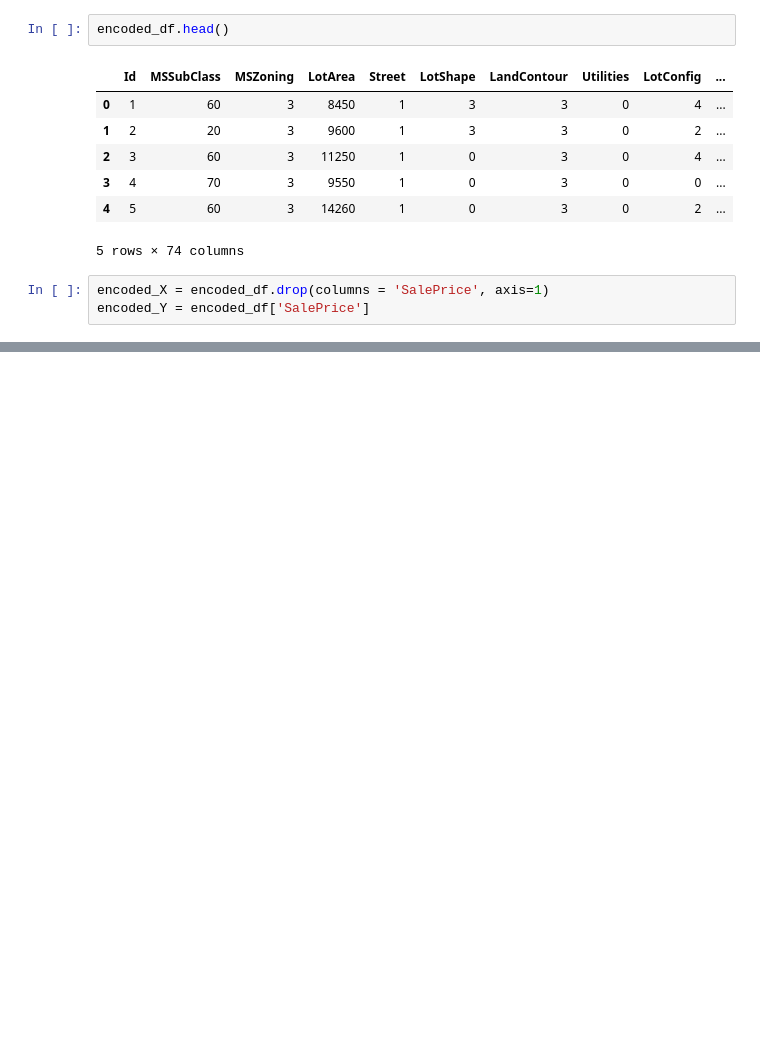
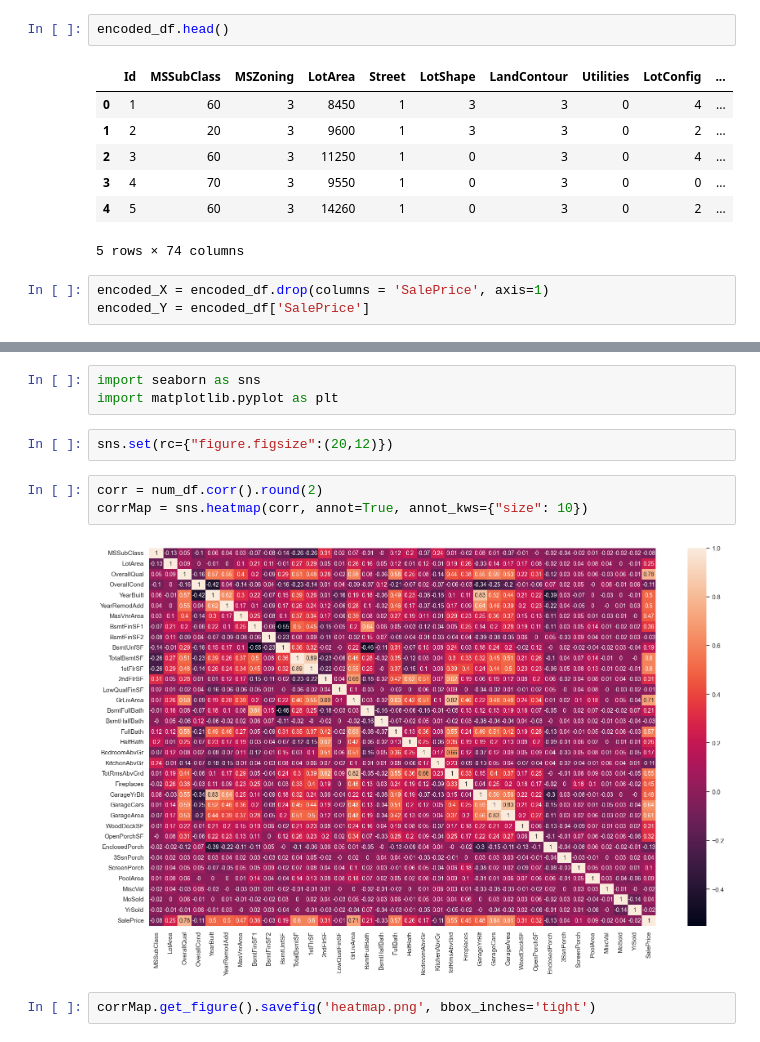
Before and after one commit to Sakarmit/sakarmit.github.io, a Jupyter notebook: itis-3162/project-files/Project 3 Code.ipynb, the cells around one changed output, grey strips where cells are left out. Drawn from its saved outputs; the diff is of its cells as text; blank space fills up the shorter version.

```diff
--- a/itis-3162/project-files/Project 3 Code.ipynb
+++ b/itis-3162/project-files/Project 3 Code.ipynb
@@ -285,0 +286,12 @@ sorted(bestCoef)
+# %%
+import seaborn as sns
+import matplotlib.pyplot as plt
+# %%
+sns.set(rc={"figure.figsize":(20,12)})
+# %%
+corr = num_df.corr().round(2)
+corrMap = sns.heatmap(corr, annot=True, annot_kws={"size": 10})
+# %% [output]
+[figure, added]
+# %%
+corrMap.get_figure().savefig('heatmap.png', bbox_inches='tight')
```
Also changed, not shown: parts of 7 cells of this notebook, 2 other files.
